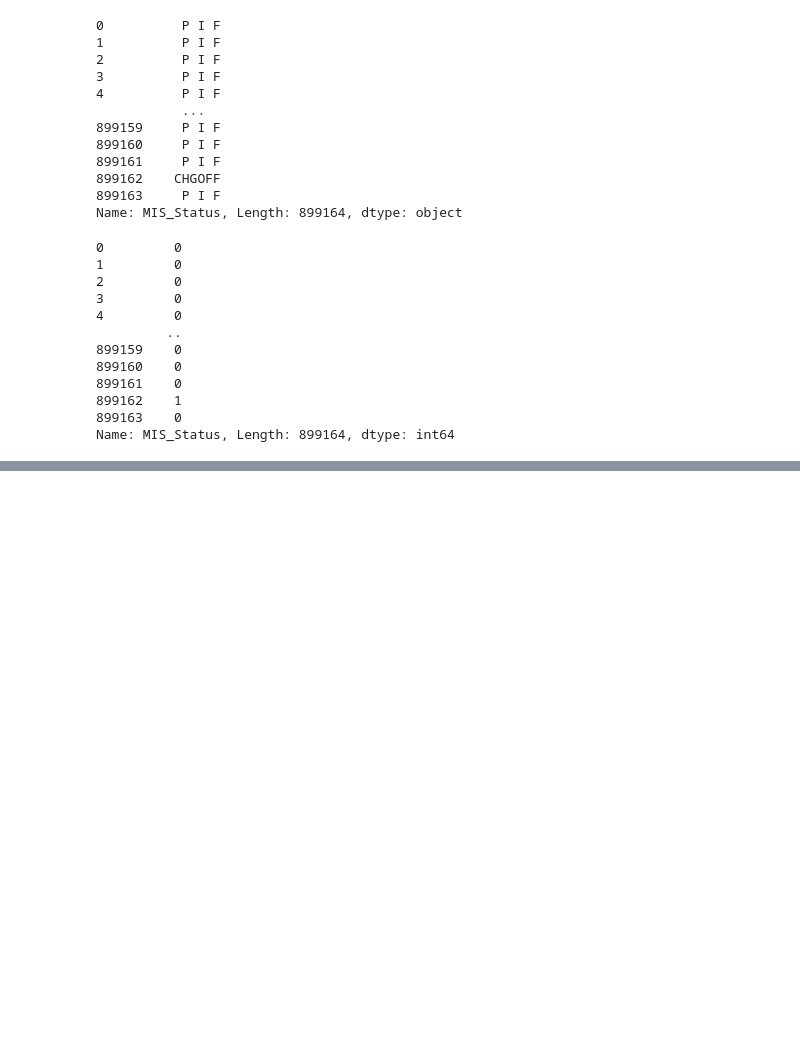
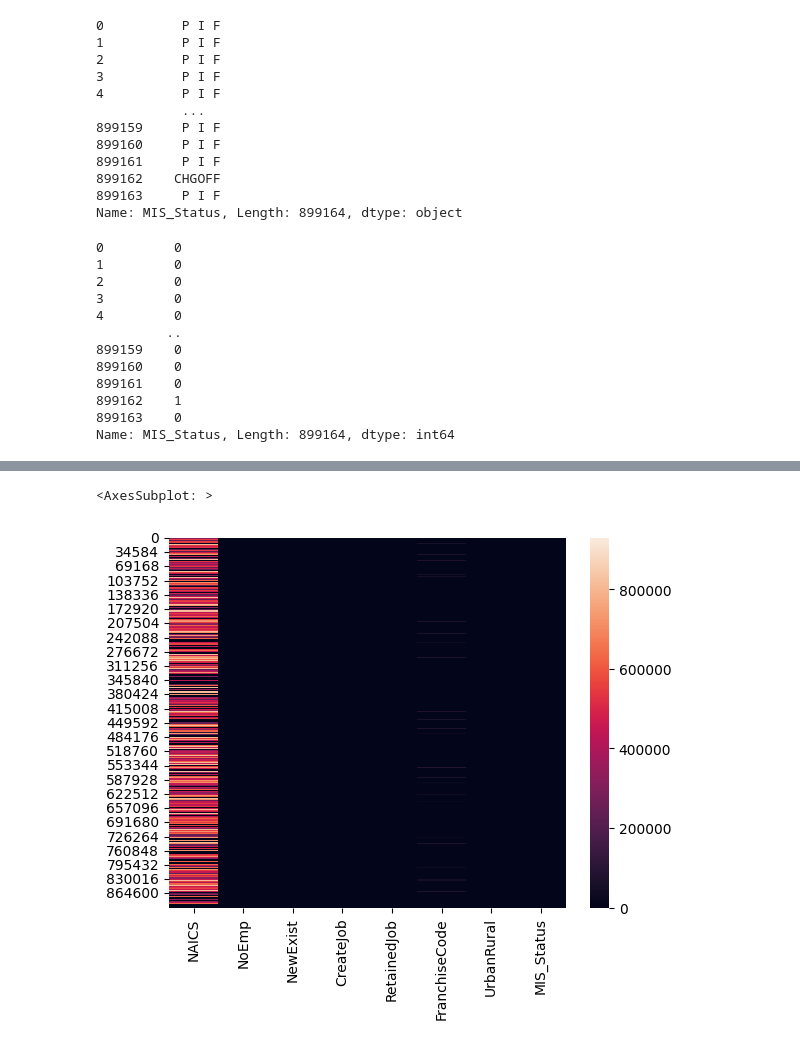
Before and after one commit to Abdellah-R/Projet_Classification, a Jupyter notebook: nettoyage.ipynb, the cells around one changed output, grey strips where cells are left out. Saved outputs shown, nothing was run; the diff lists cells and outputs as text; code cells hidden in the pictures; blank space fills up the shorter version.

```diff
--- a/nettoyage.ipynb
+++ b/nettoyage.ipynb
@@ -132,0 +148,2 @@ o
+# %%
+df = df[["NAICS","NoEmp","NewExist","CreateJob","RetainedJob","FranchiseCode","UrbanRural","MIS_Status"]]
@@ -132,0 +152,5 @@ o
+# %%
+sns.heatmap(df)
+# %% [output]
+<AxesSubplot: >
+[figure, added]
```
Also changed, not shown: parts of 40 cells of this notebook, 3 other files.
